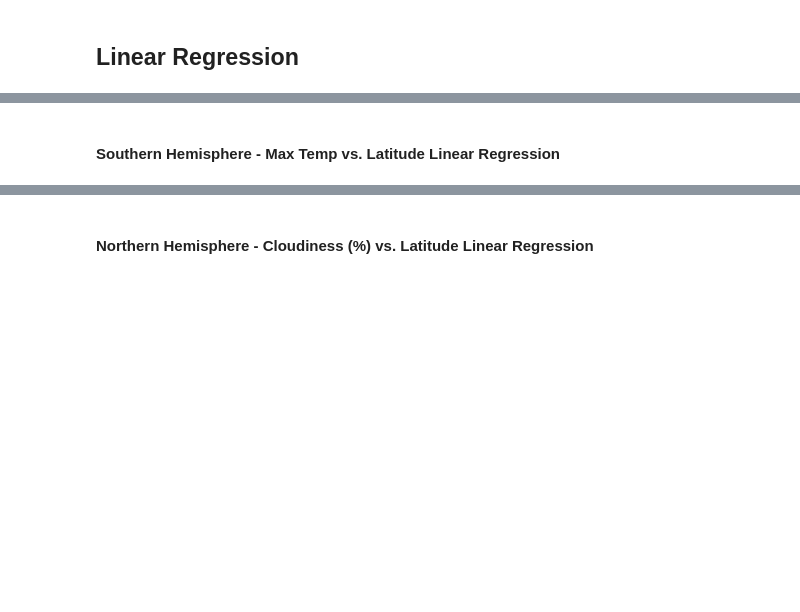
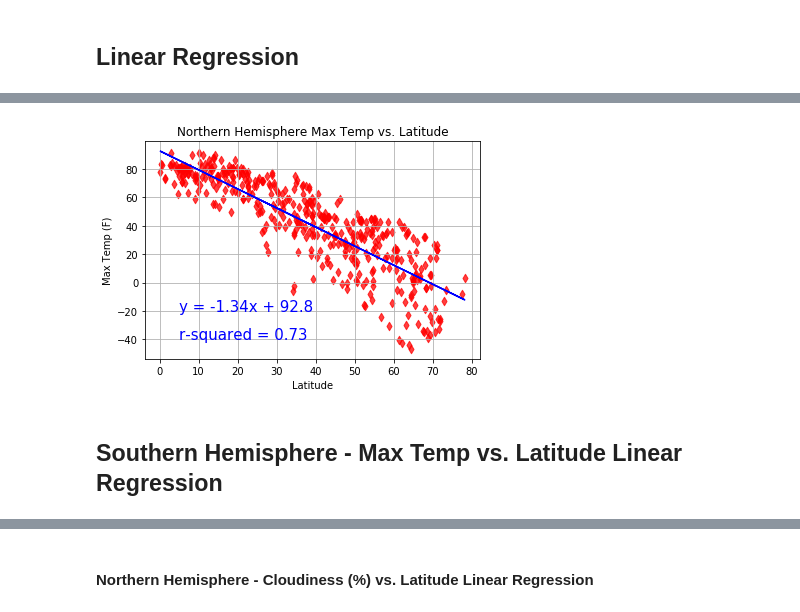
Before and after one commit to jaime030690/python_api_challenge, a Jupyter notebook: starter_code/WeatherPy.ipynb, the cells around one changed output, grey strips where cells are left out. Cells and saved outputs as stored; diff of their text form; code cells hidden in the pictures; blank space fills up the shorter version.

```diff
--- a/starter_code/WeatherPy.ipynb
+++ b/starter_code/WeatherPy.ipynb
@@ -221,3 +200,5 @@ plt.show
 # %%
 # Create Northern and Southern Hemisphere DataFrames
+northern_df = weather_df.loc[weather_df['Lat'] >= 0]
+southern_df = weather_df.loc[weather_df['Lat'] < 0]
 # %% [markdown]
@@ -229,2 +206,22 @@ The r-squared is: -0.8151657406810827
+# %%
+x_axis = northern_df['Lat']
+y_axis = northern_df['Max Temp']
+
+(slope, intercept, rvalue, pvalue, stderr) = linregress(x_axis, y_axis)
+regress_values = x_axis * slope + intercept
+
+line_eq = f'y = {round(slope, 2)}x + {round(intercept, 2)}'
+
+plt.scatter(x_axis, y_axis, marker = 'd', alpha = 0.75, c='r')
+plt.plot(x_axis, regress_values, 'b-', )
+plt.xlabel('Latitude')
+plt.ylabel('Max Temp (F)')
+plt.title('Northern Hemisphere Max Temp vs. Latitude')
+plt.annotate(line_eq, (5, -20), fontsize = 15, color = 'blue')
+plt.annotate(f'r-squared = {round(rvalue*rvalue, 2)}', (5, -40), fontsize = 15, color = 'blue')
+plt.grid()
+plt.show()
+# %% [output]
+[figure, added]
 # %% [markdown]
-####  Southern Hemisphere - Max Temp vs. Latitude Linear Regression
+##  Southern Hemisphere - Max Temp vs. Latitude Linear Regression
```
Also changed, not shown: parts of 31 cells of this notebook, 1 other file.
